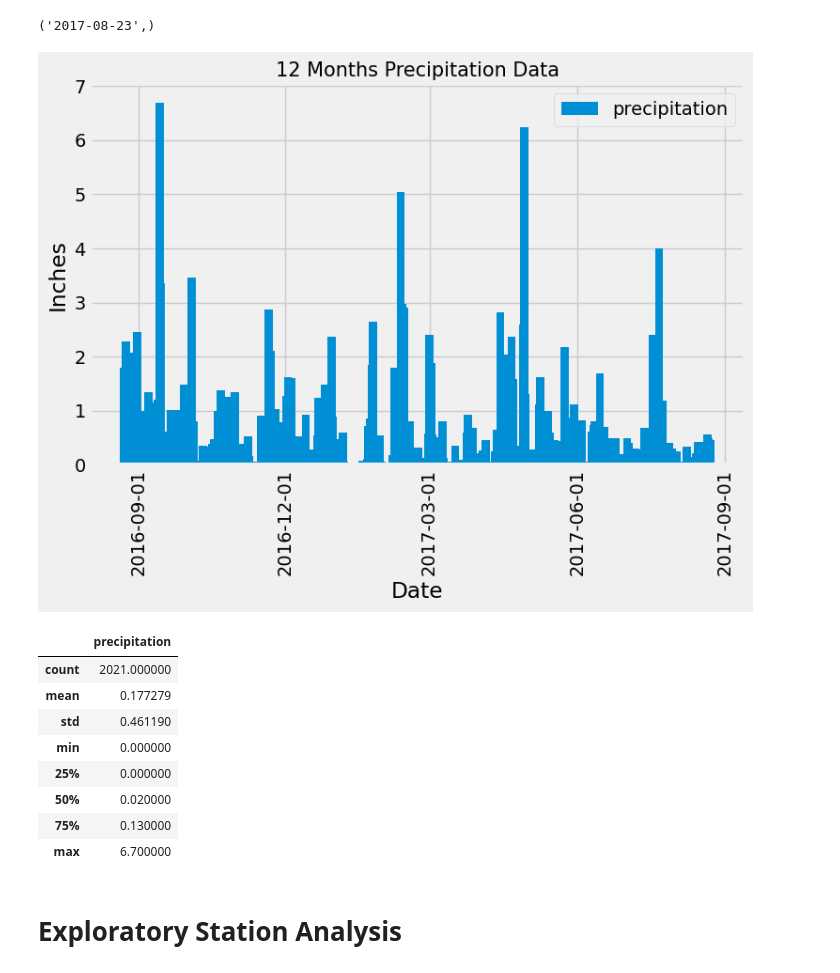
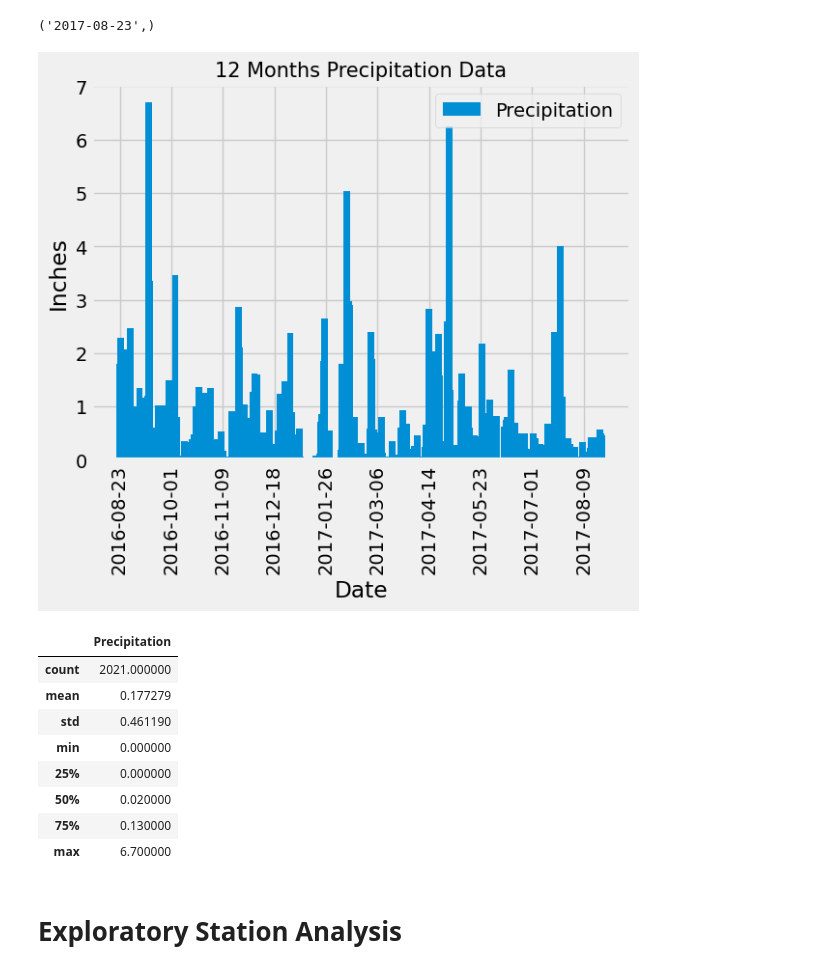
Before and after one commit to dagimg16/sqlalchemy-challenge, a Jupyter notebook: climate_analysis.ipynb, the cells around one changed output. Saved outputs shown, nothing was run; the diff lists cells and outputs as text; code cells hidden in the pictures.

```diff
--- a/climate_analysis.ipynb
+++ b/climate_analysis.ipynb
@@ -56,44 +56,35 @@ recent_date
 # %%
 # Starting from the most recent data point in the database.
 end_date = dt.datetime.strptime(recent_date[0], '%Y-%m-%d').date()
 
 # Calculate the date one year from the last date in data set.
 start_date = end_date - relativedelta(months=12)
 
-df={'Date':[],
-     'precipitation':[]}
-for x in session.\
-        query(Measurement.date, Measurement.prcp).\
-        filter(Measurement.date >= start_date).\
-        order_by(Measurement.date).\
-        all():
-    df['Date'].append(x.date)
-    df['precipitation'].append(x.prcp)
 
-#convert dict to DataFrame
-df = pd.DataFrame(df)
+df = pd.DataFrame([{"Date": x[0], "Precipitation": x[1]} for x in session.\
+                                query(Measurement.date, Measurement.prcp).\
+                                filter(Measurement.date >= start_date).\
+                                order_by(Measurement.date).\
+                                all() ])
 
 df["Date"] = pd.to_datetime(df["Date"])
-dates_num = mdates.date2num(df["Date"])
+xticks = pd.DataFrame(df['Date'].unique(), columns=['Date'])
 
-fig, ax = plt.subplots(figsize=(8,5))
-ax.bar(dates_num, df["precipitation"], width=5, label='precipitation', capsize=10)
+plt.bar(df['Date'], df["Precipitation"], width=5, label='Precipitation')
 
-ax.xaxis.set_major_formatter(mdates.DateFormatter("%Y-%m-%d"))
-ax.xaxis.set_major_locator(mdates.MonthLocator(interval=3))
-
-plt.xticks(rotation=90)
+N = 39
+plt.xticks(xticks['Date'][::N], xticks['Date'][::N].dt.strftime('%Y-%m-%d'), rotation=90)
 plt.xlabel("Date")
 plt.ylabel("Inches")
 plt.title('12 Months Precipitation Data', fontsize=15)
 plt.legend()
 plt.show()
 # %% [output]
-[figure, old version]
+[figure, new version]
 # %%
-df['precipitation'].describe().to_frame()
+df['Precipitation'].describe().to_frame()
 # %% [output]
-|  | precipitation |
+|  | Precipitation |
 | count | 2021.000000 |
 | mean | 0.177279 |
 | std | 0.461190 |
```
Also changed, not shown: 1 other file.
